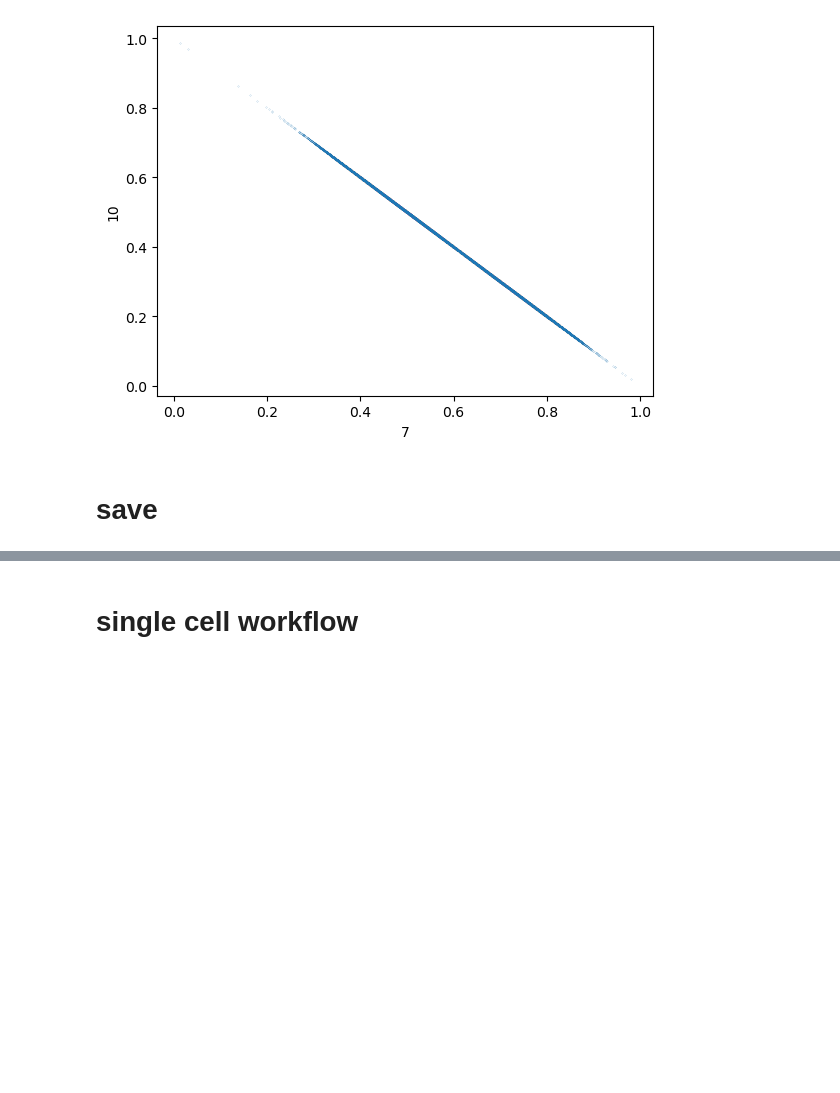
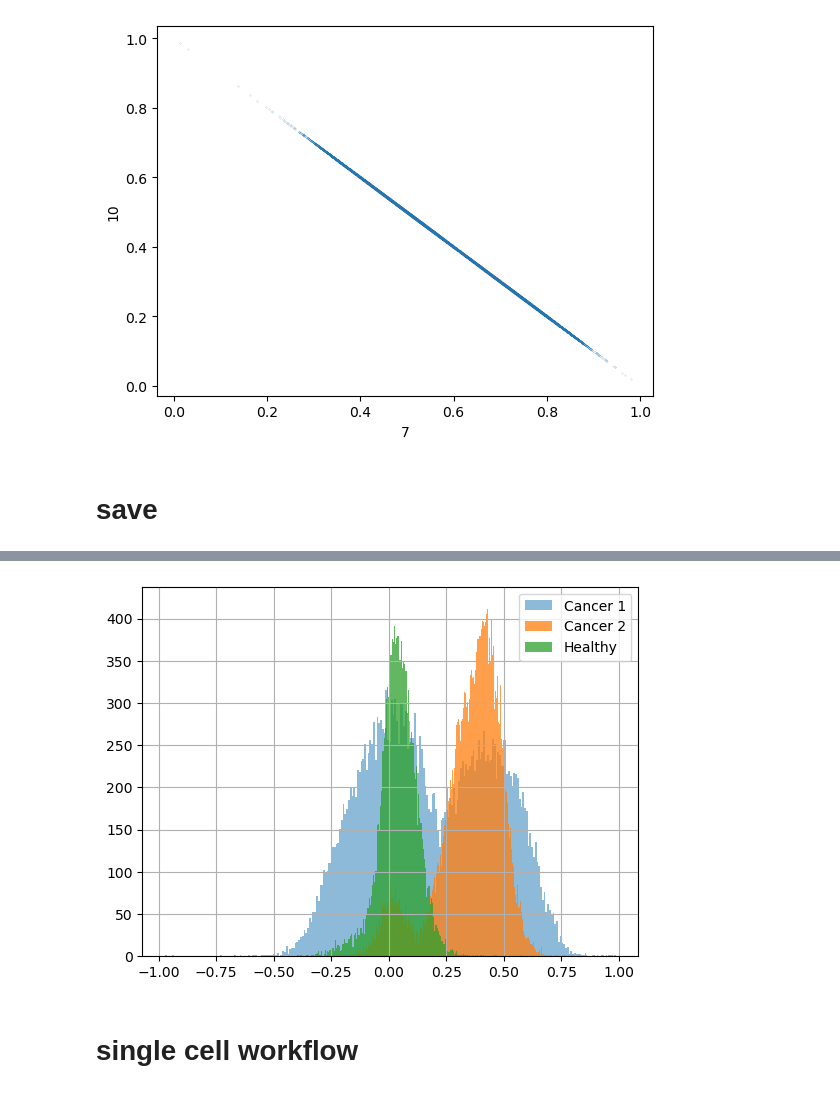
Before and after one commit to neuropromotion/Glioblastoma-cell-Finder, a Jupyter notebook: processing.ipynb, the cells around one changed output, grey strips where cells are left out. Cells and saved outputs as stored; diff of their text form; code cells hidden in the pictures; blank space fills up the shorter version.

```diff
--- a/processing.ipynb
+++ b/processing.ipynb
@@ -263,3 +295,14 @@ filtered.to_parquet(PROJ_ROOT / 'output' / 'cancer_2.parquet')
+# %%
+fig, ax = plt.subplots()
+
+cancer_1.loc["diff_7_minus_10"].hist(ax=ax, label="Cancer 1", color="tab:blue", alpha=0.5, bins=250, density=False)
+cancer_2.loc["diff_7_minus_10"].hist(ax=ax, label="Cancer 2", color="tab:orange", alpha=0.75, bins=1000, density=False)
+healthy.loc["diff_7_minus_10"].hist(ax=ax, label="Healthy", color="tab:green", alpha=0.75, bins=250, density=False)
+plt.savefig(PROJ_ROOT / 'output' / 'cancer_1_2_healthy.png')
+ax.legend()
+plt.show()
+# %% [output]
+[figure, added]
 # %% [markdown]
 # single cell workflow
 # %%
```
Also changed, not shown: parts of 2 cells of this notebook, 2 other files.
